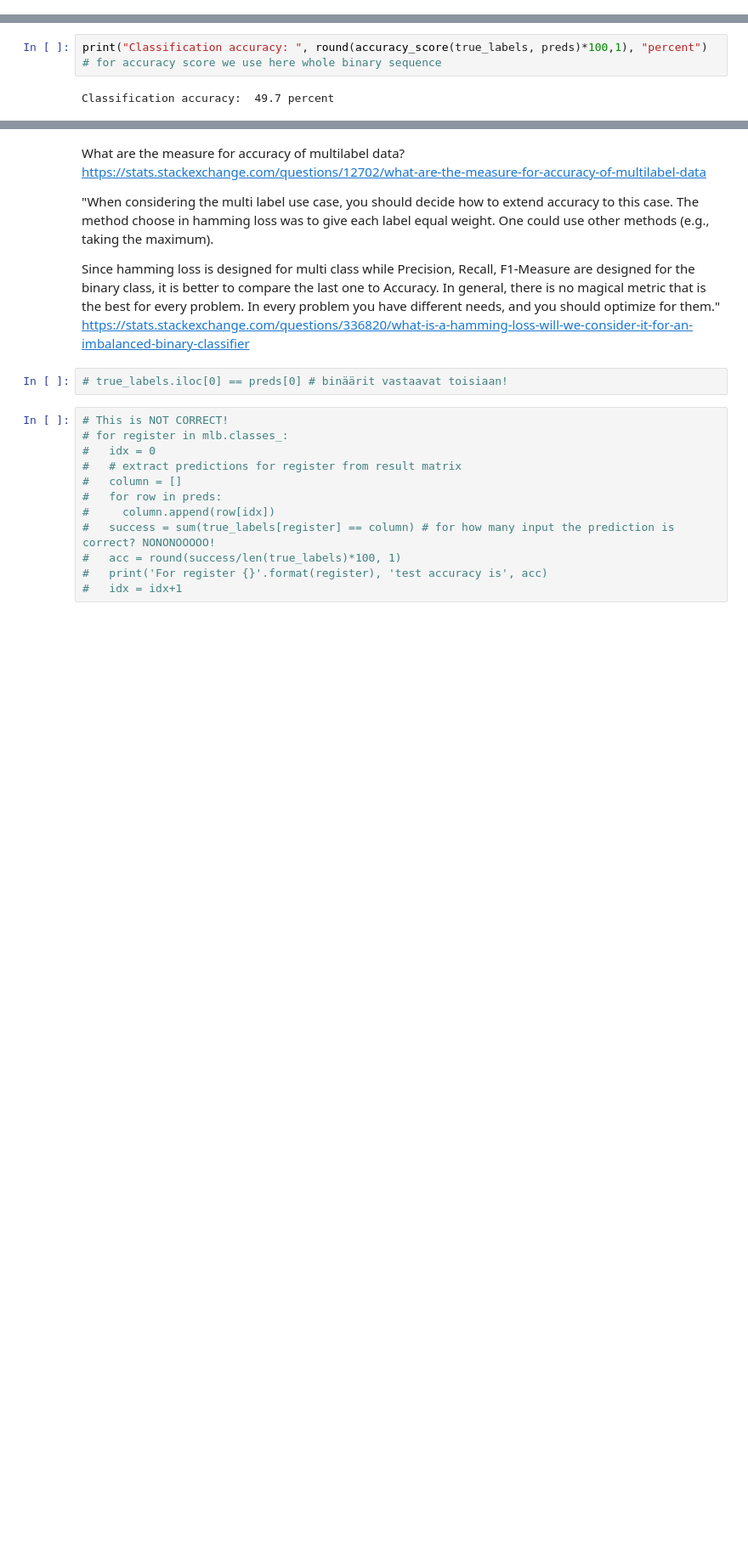
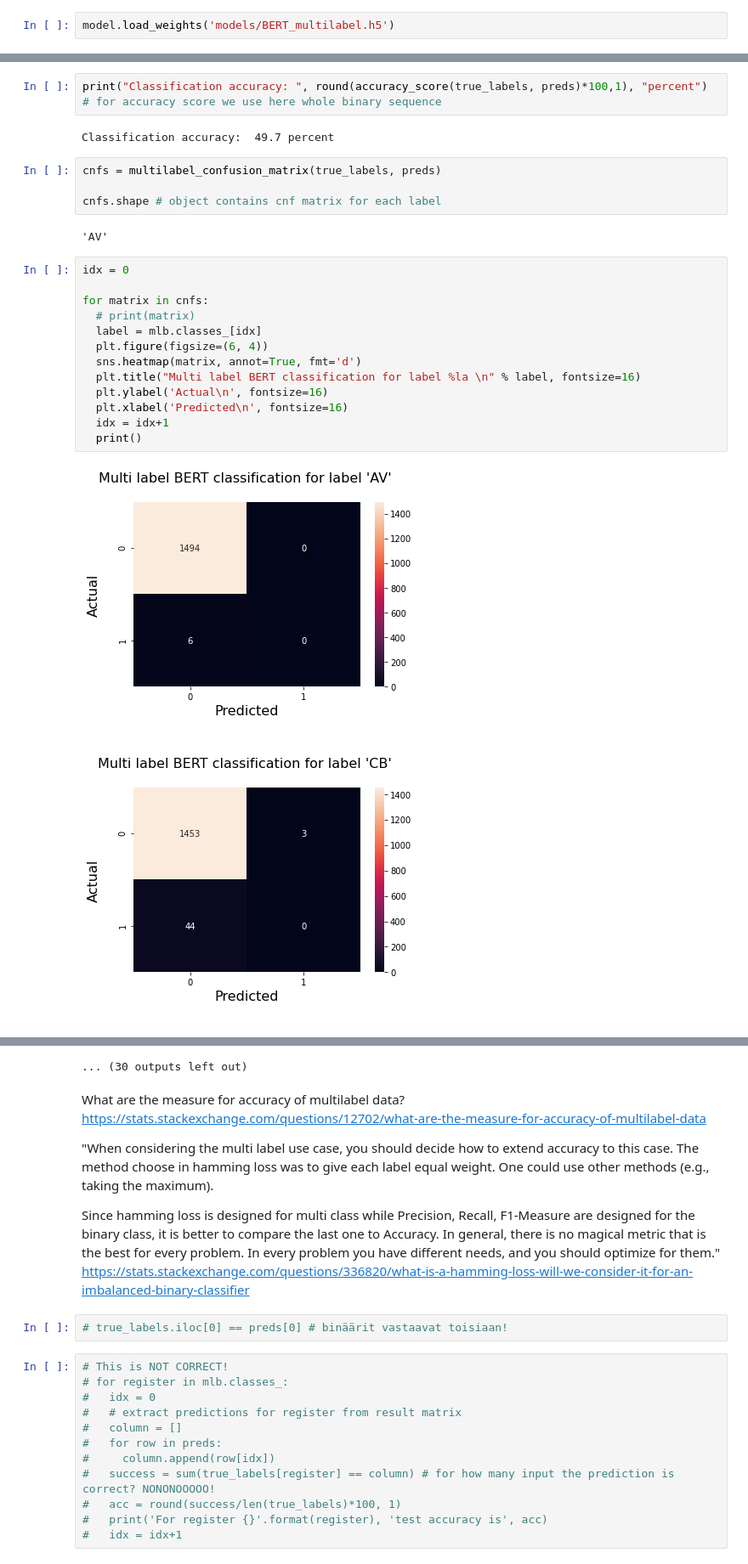
Before and after one commit to HannaKi/DL_HLT_2020_groupwork, a Jupyter notebook: Text_Classification_task_Hanna_4_MS_3.ipynb, the cells around one changed output, grey strips where cells are left out. Shown at 85% size. Cells and saved outputs as stored; diff of their text form; blank space fills up the shorter version.

```diff
--- a/Text_Classification_task_Hanna_4_MS_3.ipynb
+++ b/Text_Classification_task_Hanna_4_MS_3.ipynb
@@ -1997,5 +2032,7 @@ plot_history(history)
 Since training accuracy is only 60% it seems the model can't fully utilize training data. Changing BATCH_SIZE to 8 does not improve the results while EPOCHs stay the same.
 
 Activation function could also be optimized. By creating a custom made activation function we could shift and optimize the classification treshold of 50% (default value of sigmoid activation).
+# %%
+model.load_weights('models/BERT_multilabel.h5')
 # %%
 predictions = model.predict(test_inp, batch_size = BATCH_SIZE) # default batch size for predictiong is 32. See Keras documentation
@@ -2036,3 +2077,25 @@ Inverse transform gives the predicted register name(s): ('HI', 'IN')
 print("Classification accuracy: ", round(accuracy_score(true_labels, preds)*100,1), "percent") # for accuracy score we use here whole binary sequence
 # %% [output]
 Classification accuracy:  49.7 percent
+# %%
+cnfs = multilabel_confusion_matrix(true_labels, preds)
+
+cnfs.shape # object contains cnf matrix for each label
+# %% [output]
+'AV'
+# %%
+idx = 0
+
+for matrix in cnfs:
+  # print(matrix)
+  label = mlb.classes_[idx]
+  plt.figure(figsize=(6, 4))
+  sns.heatmap(matrix, annot=True, fmt='d')
+  plt.title("Multi label BERT classification for label %la \n" % label, fontsize=16)
+  plt.ylabel('Actual\n', fontsize=16)
+  plt.xlabel('Predicted\n', fontsize=16)
+  idx = idx+1
+  print()
+# %% [output]
+[figure, added]
+[figure, added]
@@ -2039,3 +2112,4 @@ Classification accuracy:  49.7 percent
+... (30 outputs left out)
 # %% [markdown]
 What are the measure for accuracy of multilabel data? https://stats.stackexchange.com/questions/12702/what-are-the-measure-for-accuracy-of-multilabel-data
 
```
Also changed, not shown: parts of 12 cells of this notebook.
